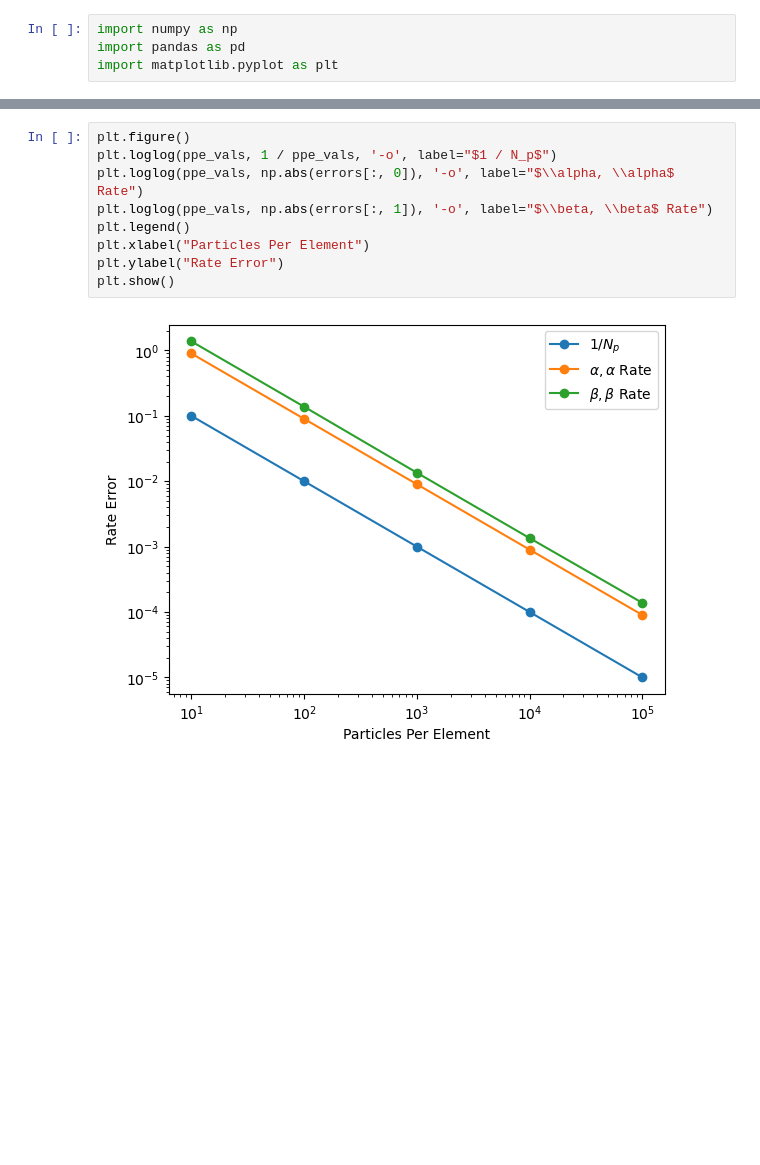
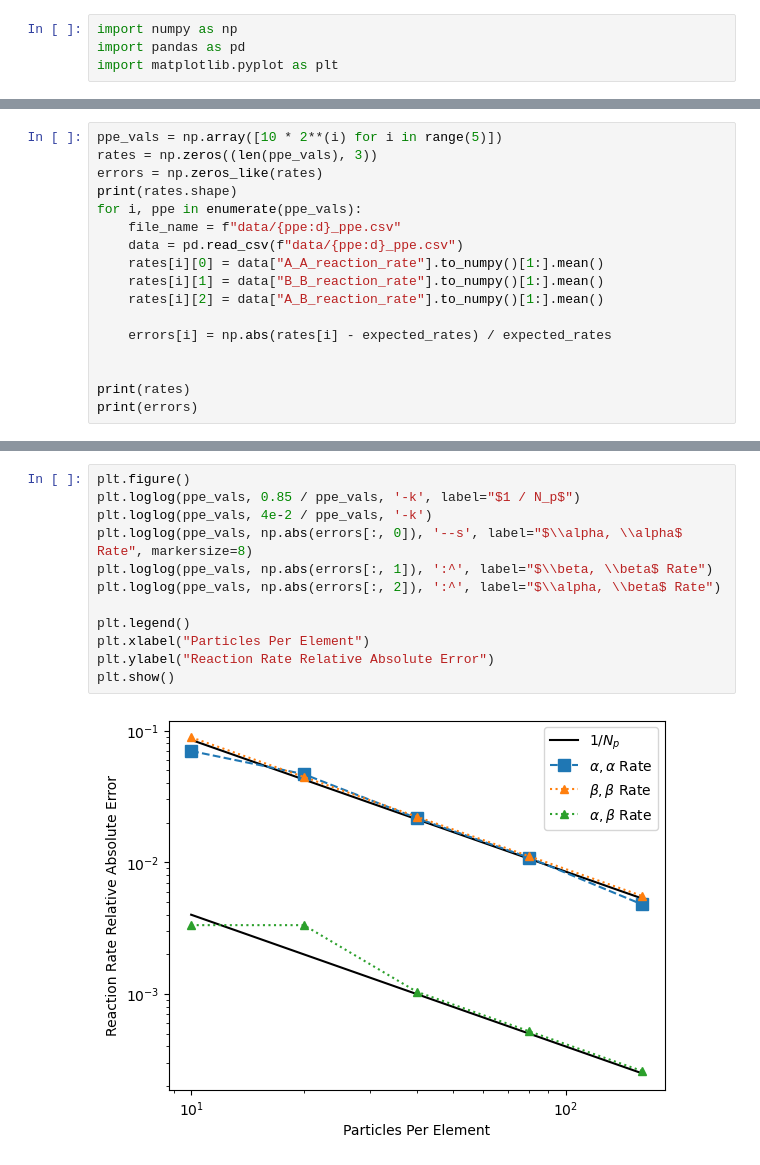
Before and after one commit to gsgall/salamander, a Jupyter notebook: basic/visualization.ipynb, the cells around one changed output, grey strips where cells are left out. Cells and saved outputs as stored; diff of their text form; blank space fills up the shorter version.

```diff
--- a/basic/visualization.ipynb
+++ b/basic/visualization.ipynb
@@ -39,0 +14,17 @@ print(errors)
+# %%
+ppe_vals = np.array([10 * 2**(i) for i in range(5)])
+rates = np.zeros((len(ppe_vals), 3))
+errors = np.zeros_like(rates)
+print(rates.shape)
+for i, ppe in enumerate(ppe_vals):
+    file_name = f"data/{ppe:d}_ppe.csv"
+    data = pd.read_csv(f"data/{ppe:d}_ppe.csv")
+    rates[i][0] = data["A_A_reaction_rate"].to_numpy()[1:].mean()
+    rates[i][1] = data["B_B_reaction_rate"].to_numpy()[1:].mean()
+    rates[i][2] = data["A_B_reaction_rate"].to_numpy()[1:].mean()
+
+    errors[i] = np.abs(rates[i] - expected_rates) / expected_rates
+
+
+print(rates)
+print(errors)
@@ -40,11 +43,14 @@ print(errors)
 # %%
 plt.figure()
-plt.loglog(ppe_vals, 1 / ppe_vals, '-o', label="$1 / N_p$")
-plt.loglog(ppe_vals, np.abs(errors[:, 0]), '-o', label="$\\alpha, \\alpha$ Rate")
-plt.loglog(ppe_vals, np.abs(errors[:, 1]), '-o', label="$\\beta, \\beta$ Rate")
+plt.loglog(ppe_vals, 0.85 / ppe_vals, '-k', label="$1 / N_p$")
+plt.loglog(ppe_vals, 4e-2 / ppe_vals, '-k')
+plt.loglog(ppe_vals, np.abs(errors[:, 0]), '--s', label="$\\alpha, \\alpha$ Rate", markersize=8)
+plt.loglog(ppe_vals, np.abs(errors[:, 1]), ':^', label="$\\beta, \\beta$ Rate")
+plt.loglog(ppe_vals, np.abs(errors[:, 2]), ':^', label="$\\alpha, \\beta$ Rate")
+
 plt.legend()
 plt.xlabel("Particles Per Element")
-plt.ylabel("Rate Error")
+plt.ylabel("Reaction Rate Relative Absolute Error")
 plt.show()
 # %% [output]
-[figure, old version]
+[figure, new version]
```
Also changed, not shown: parts of 5 cells of this notebook, 14 other files.
